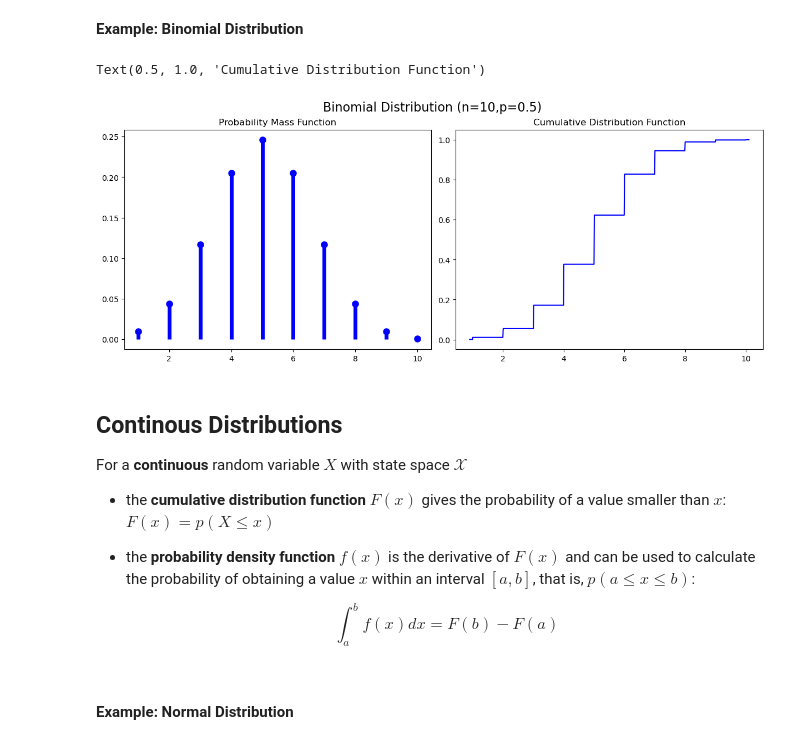
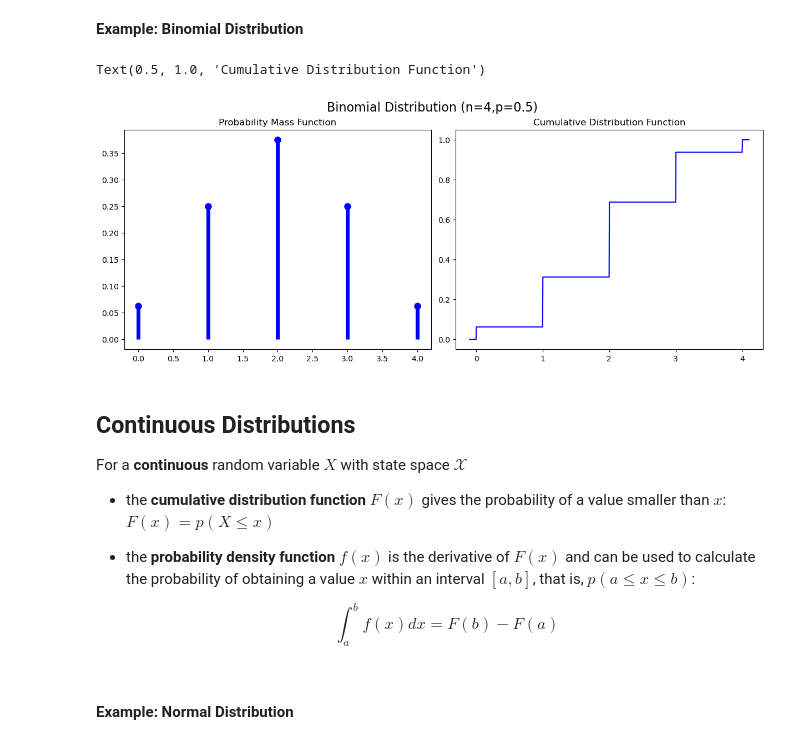
Before and after one commit to decision-analytics/CORDS2025, a Jupyter notebook: 02/02_CaseStudy_Uncertainty.ipynb, the cells around one changed output. Drawn from its saved outputs; the diff is of its cells as text; code cells hidden in the pictures.

```diff
--- a/02/02_CaseStudy_Uncertainty.ipynb
+++ b/02/02_CaseStudy_Uncertainty.ipynb
@@ -215,26 +215,26 @@ For a **discrete** random variable $X$ with state space $\mathcal{X}$
 # %%
 from scipy.stats import binom
 
 #distribution parameters
-n, p = 10, 0.5
+n, p = 4, 0.5
 
 fig, (ax1,ax2) = plt.subplots(1, 2, figsize=(12, 4.8), constrained_layout=True)
 fig.suptitle(f'Binomial Distribution (n={n},p={p})',fontsize=16)
 
 xx = np.arange(binom.ppf(0.01, n, p), binom.ppf(1, n, p)+1) # the range of x-values to display, (ppf is the inverse cumulative distribution function.)
 
 ax1.plot(xx, binom.pmf(xx, n, p), 'bo', ms=8)
 ax1.vlines(xx, 0, binom.pmf(xx, n, p), color='b', lw=5) # pmf is the probability mass function
 ax1.set_title('Probability Mass Function')
 
 xx = np.linspace(binom.ppf(0.01, n, p)-0.1, binom.ppf(1, n, p)+0.1,1000)
 ax2.plot(xx, binom.cdf(xx, n, p), 'b')
 ax2.set_title('Cumulative Distribution Function')
 # %% [output]
 Text(0.5, 1.0, 'Cumulative Distribution Function')
-[figure, old version]
+[figure, new version]
 # %% [markdown]
-## Continous Distributions
+## Continuous Distributions
 
 For a **continuous** random variable $X$ with state space $\mathcal{X}$
 
```
Also changed, not shown: parts of 13 cells of this notebook, 9 other files.
